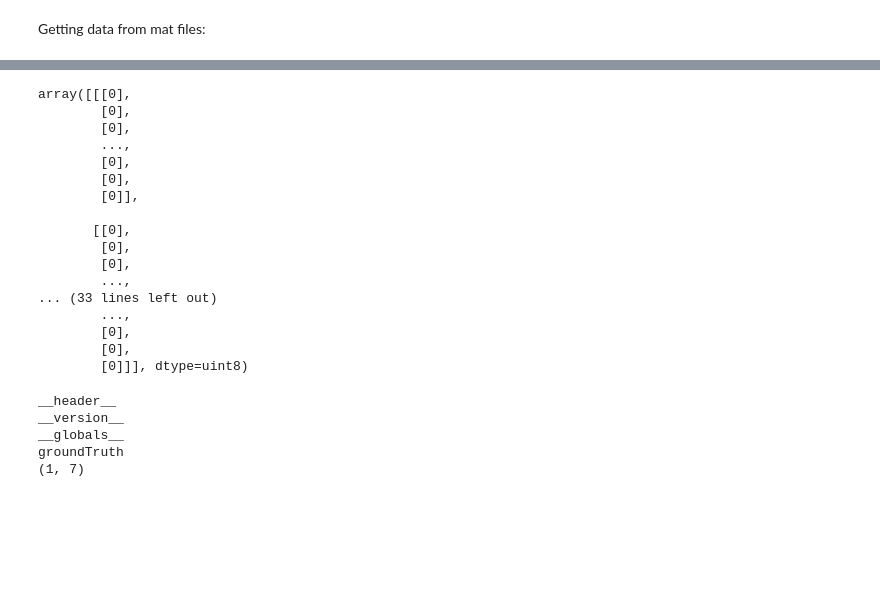
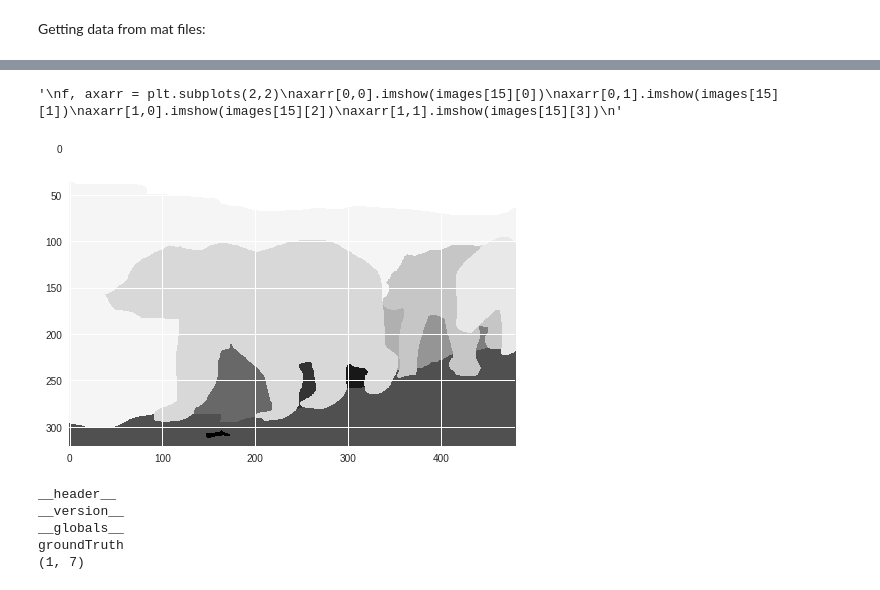
Before and after one commit to karimamd/Image-Segmentation-Clustering-, a Jupyter notebook: Image_Segmentation_(Clustering)_.ipynb, the cells around one changed output, grey strips where cells are left out. Drawn from its saved outputs; the diff is of its cells as text; code cells hidden in the pictures; blank space fills up the shorter version.

```diff
--- a/Image_Segmentation_(Clustering)_.ipynb
+++ b/Image_Segmentation_(Clustering)_.ipynb
@@ -115,4 +116,4 @@ def get_GT_images(sorted_boundary_files):
   return images
 # %%
-images=get_GT_images(sorted_boundary_files)
-print(len(images))
+#images=get_GT_images(sorted_boundary_files)
+print(len(images[0]))
@@ -122,4 +154,19 @@ print(len(images))
+# %%
+import matplotlib.pyplot as plt
+plt.imshow(images[0][2])
+#plt.imshow(images[0][1])
+'''
+f, axarr = plt.subplots(2,2)
+axarr[0,0].imshow(images[15][0])
+axarr[0,1].imshow(images[15][1])
+axarr[1,0].imshow(images[15][2])
+axarr[1,1].imshow(images[15][3])
+'''
+# %% [output]
+'\nf, axarr = plt.subplots(2,2)\naxarr[0,0].imshow(images[15][0])\naxarr[0,1].imshow(images[15][1])\naxarr[1,0].imshow(images[15][2])\naxarr[1,1].imshow(images[15][3])\n'
+[figure, added]
 # %%
+'''
 import scipy.io
 import numpy as np
 
@@ -152,24 +199,7 @@ def get_groundTruth(path):
 
 
 #get_groundTruth('BSR/BSDS500/data/groundTruth/train/2092.mat')
+'''
-# %% [output]
-array([[[0],
-        [0],
-        [0],
-        ...,
-        [0],
-        [0],
-        [0]],
-
-       [[0],
-        [0],
-        [0],
-        ...,
-... (33 lines left out)
-        ...,
-        [0],
-        [0],
-        [0]]], dtype=uint8)
 # %%
 import scipy.io
 import numpy as np
```
Also changed, not shown: parts of 8 cells of this notebook.
